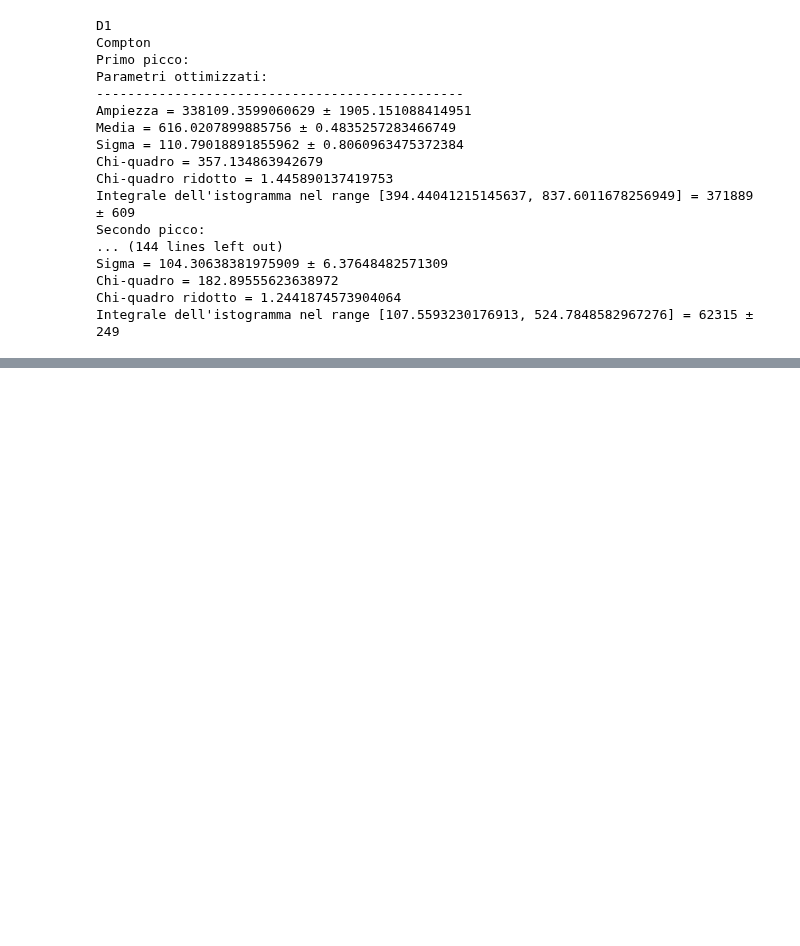
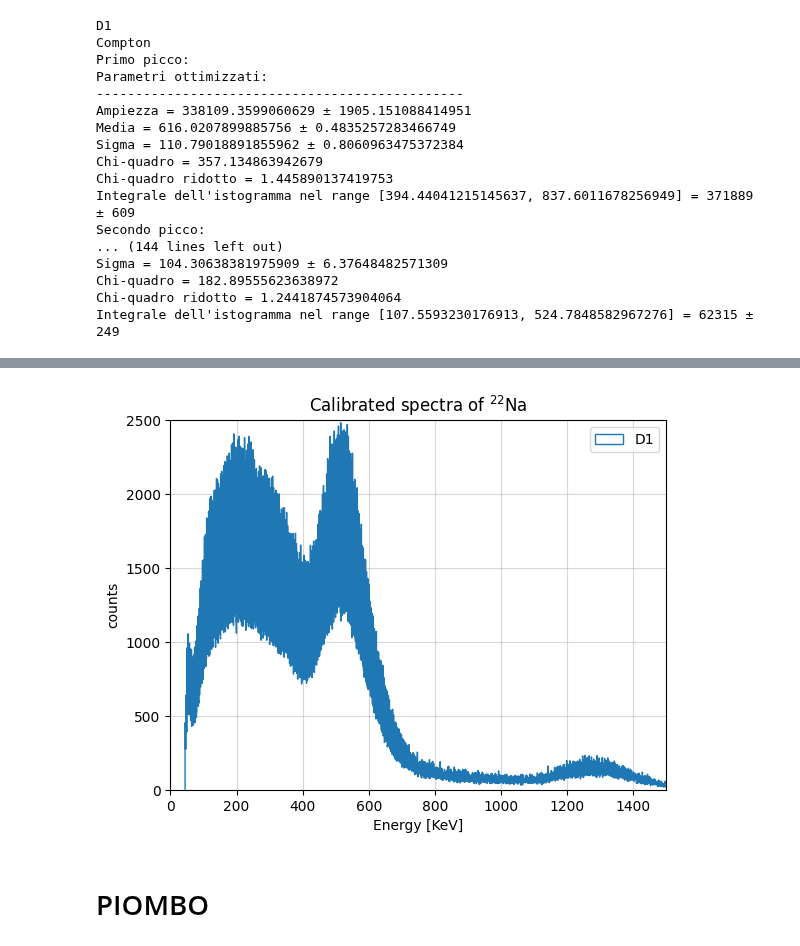
Before and after one commit to b3n3d3tt4/imaging, a Jupyter notebook: analisi.ipynb, the cells around one changed output, grey strips where cells are left out. Drawn from its saved outputs; the diff is of its cells as text; code cells hidden in the pictures; blank space fills up the shorter version.

```diff
--- a/analisi.ipynb
+++ b/analisi.ipynb
@@ -129,0 +116,34 @@ Non ha senso calcolare il chi2 ridotto
+# %%
+y_calib = np.array([511, 1275]) #KeV
+#__________________________________________________________________________________________________________
+xD1 = np.array([d1norm1[0][1], d1norm2[0][1]])
+sxD1 = np.array([d1norm1[1][1], d1norm2[1][1],])
+calibrazioneD1 = bf.linear_regression(xD1, y_calib, sx=sxD1, sy = None, xlabel='ADC channels', ylabel='Energy [KeV]', titolo='Calibration fit D1', plot='no')
+print('__________________________________________________________________________________________________________')
+xD2 = np.array([d2norm1[0][1], d2norm2[0][1]])
+sxD2 = np.array([d2norm1[1][1], d2norm2[1][1],])
+calibrazioneD2 = bf.linear_regression(xD2, y_calib, sx=sxD2, sy = None, xlabel='ADC channels', ylabel='Energy [KeV]', titolo='Calibration fit D2', plot='no')
+print('__________________________________________________________________________________________________________')
+xD3 = np.array([d3norm1[0][1], d3norm2[0][1]])
+sxD3 = np.array([d3norm1[1][1], d3norm2[1][1],])
+calibrazioneD3 = bf.linear_regression(xD3, y_calib, sx=sxD3, sy = None, xlabel='ADC channels', ylabel='Energy [KeV]', titolo='Calibration fit D3', plot='no')
+print('__________________________________________________________________________________________________________')
+xD4 = np.array([d4norm1[0][1], d4norm2[0][1]])
+sxD4 = np.array([d4norm1[1][1], d4norm2[1][1],])
+calibrazioneD4 = bf.linear_regression(xD4, y_calib, sx=sxD4, sy = None, xlabel='ADC channels', ylabel='Energy [KeV]', titolo='Calibration fit D4', plot='no')
+print('__________________________________________________________________________________________________________')
+xD5 = np.array([d5norm1[0][1], d5norm2[0][1]])
+sxD5 = np.array([d5norm1[1][1], d5norm2[1][1],])
+calibrazioneD5 = bf.linear_regression(xD5, y_calib, sx=sxD5, sy = None, xlabel='ADC channels', ylabel='Energy [KeV]', titolo='Calibration fit D5', plot='no')
+print('__________________________________________________________________________________________________________')
+xD6 = np.array([d6norm1[0][1], d6norm2[0][1]])
+sxD6 = np.array([d6norm1[1][1], d6norm2[1][1],])
+calibrazioneD6 = bf.linear_regression(xD6, y_calib, sx=sxD6, sy = None, xlabel='ADC channels', ylabel='Energy [KeV]', titolo='Calibration fit D6', plot='no')
+print('__________________________________________________________________________________________________________')
+xD7 = np.array([d7norm1[0][1], d7norm2[0][1]])
+sxD7 = np.array([d7norm1[1][1], d7norm2[1][1],])
+calibrazioneD7 = bf.linear_regression(xD7, y_calib, sx=sxD7, sy = None, xlabel='ADC channels', ylabel='Energy [KeV]', titolo='Calibration fit D7', plot='no')
+print('__________________________________________________________________________________________________________')
+xD8 = np.array([d8norm1[0][1], d8norm2[0][1]])
+sxD8 = np.array([d8norm1[1][1], d8norm2[1][1],])
+calibrazioneD8 = bf.linear_regression(xD8, y_calib, sx=sxD8, sy = None, xlabel='ADC channels', ylabel='Energy [KeV]', titolo='Calibration fit D8', plot='no')
@@ -129,0 +168,15 @@ Non ha senso calcolare il chi2 ridotto
+# %%
+d1_calib = d1*calibrazioneD1[0]+calibrazioneD1[1]
+plt.hist(d1_calib, bins=int(d1_calib.max()), histtype='step', label='D1')
+plt.title(r'Calibrated spectra of $^{22}$Na')
+plt.xlabel('Energy [KeV]')
+plt.ylabel('counts')
+plt.ylim(0, 2500)
+plt.xlim(0, 1500)
+plt.grid(alpha=0.5)
+plt.legend()
+plt.show()
+# %% [output]
+[figure, added]
+# %% [markdown]
+# PIOMBO
```
Also changed, not shown: parts of 4 cells of this notebook.
